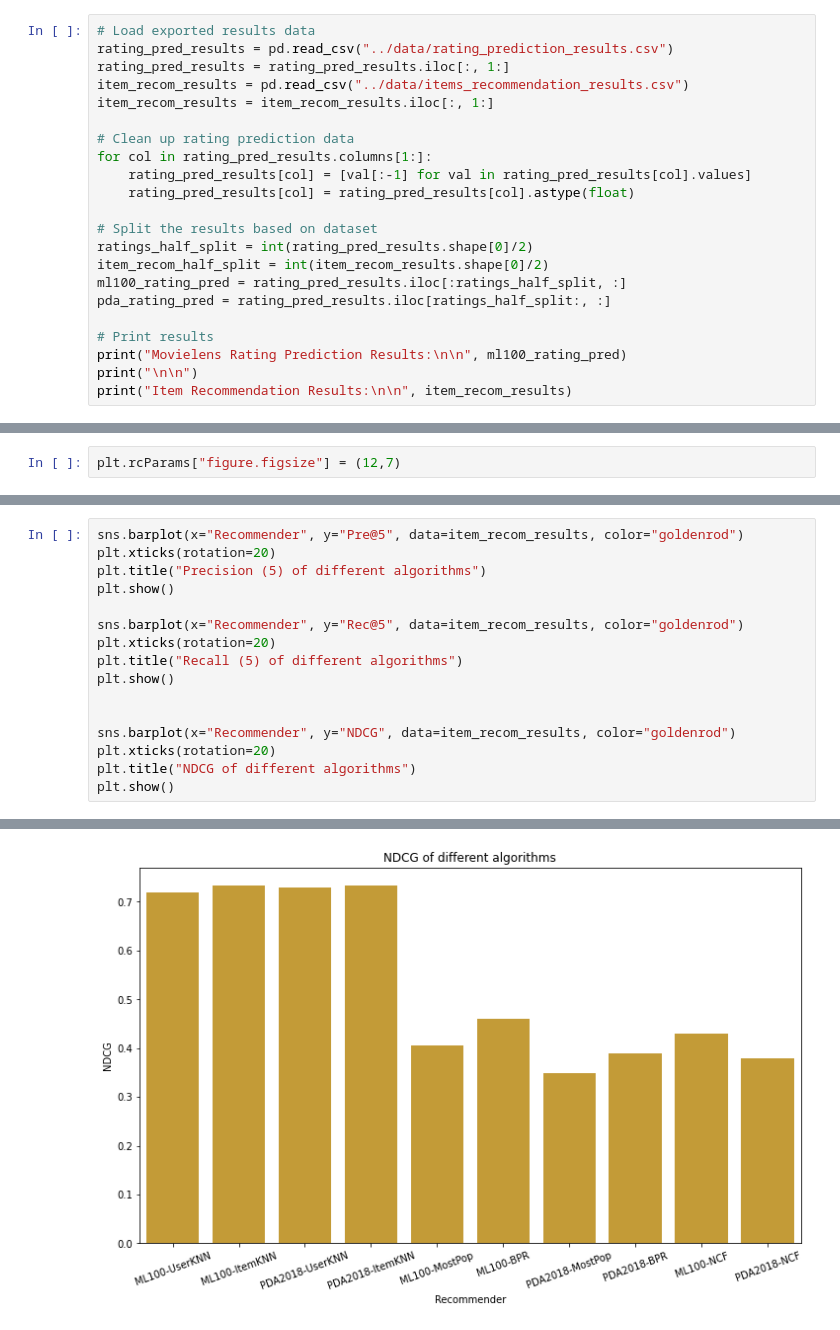
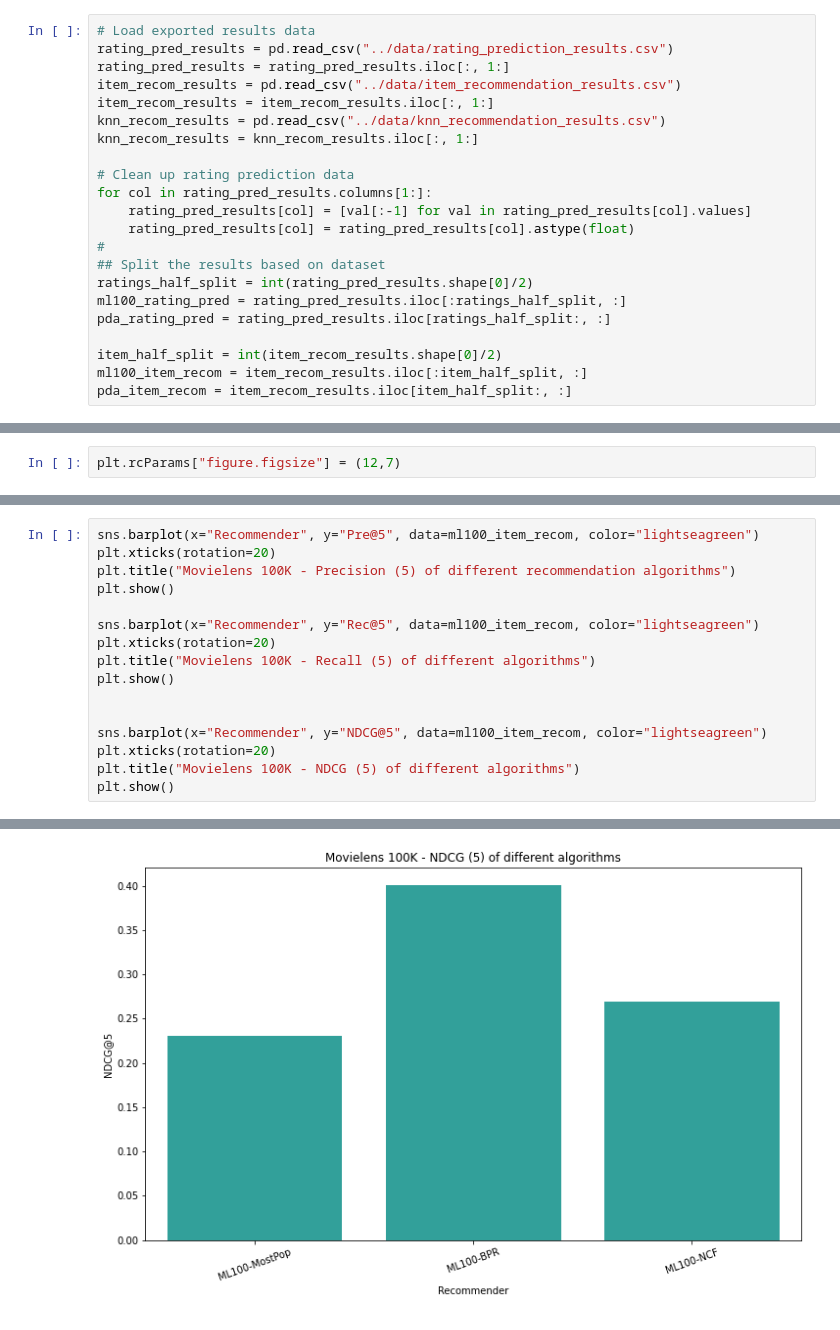
Before and after one commit to geriskenderi/recommender-systems, a Jupyter notebook: final_notebooks/Result-Presentation.ipynb, the cells around one changed output, grey strips where cells are left out. Saved outputs shown, nothing was run; the diff lists cells and outputs as text.

Commit message:
Added new charts

```diff
--- a/final_notebooks/Result-Presentation.ipynb
+++ b/final_notebooks/Result-Presentation.ipynb
@@ -7,21 +7,21 @@ sns.set_palette("muted")
 # Load exported results data
 rating_pred_results = pd.read_csv("../data/rating_prediction_results.csv")
 rating_pred_results = rating_pred_results.iloc[:, 1:]
-item_recom_results = pd.read_csv("../data/items_recommendation_results.csv")
+item_recom_results = pd.read_csv("../data/item_recommendation_results.csv")
 item_recom_results = item_recom_results.iloc[:, 1:]
+knn_recom_results = pd.read_csv("../data/knn_recommendation_results.csv")
+knn_recom_results = knn_recom_results.iloc[:, 1:]
 
 # Clean up rating prediction data
 for col in rating_pred_results.columns[1:]:
     rating_pred_results[col] = [val[:-1] for val in rating_pred_results[col].values]
     rating_pred_results[col] = rating_pred_results[col].astype(float)
-
-# Split the results based on dataset
+#
+## Split the results based on dataset
 ratings_half_split = int(rating_pred_results.shape[0]/2)
-item_recom_half_split = int(item_recom_results.shape[0]/2)
 ml100_rating_pred = rating_pred_results.iloc[:ratings_half_split, :]
 pda_rating_pred = rating_pred_results.iloc[ratings_half_split:, :]
 
-# Print results
-print("Movielens Rating Prediction Results:\n\n", ml100_rating_pred)
-print("\n\n")
-print("Item Recommendation Results:\n\n", item_recom_results)
+item_half_split = int(item_recom_results.shape[0]/2)
+ml100_item_recom = item_recom_results.iloc[:item_half_split, :]
+pda_item_recom = item_recom_results.iloc[item_half_split:, :]
@@ -68,18 +50,18 @@ plt.show()
 [figure]
 # %%
-sns.barplot(x="Recommender", y="Pre@5", data=item_recom_results, color="goldenrod")
+sns.barplot(x="Recommender", y="Pre@5", data=ml100_item_recom, color="lightseagreen")
 plt.xticks(rotation=20)
-plt.title("Precision (5) of different algorithms")
+plt.title("Movielens 100K - Precision (5) of different recommendation algorithms")
 plt.show()
 
-sns.barplot(x="Recommender", y="Rec@5", data=item_recom_results, color="goldenrod")
+sns.barplot(x="Recommender", y="Rec@5", data=ml100_item_recom, color="lightseagreen")
 plt.xticks(rotation=20)
-plt.title("Recall (5) of different algorithms")
+plt.title("Movielens 100K - Recall (5) of different algorithms")
 plt.show()
 
 
-sns.barplot(x="Recommender", y="NDCG", data=item_recom_results, color="goldenrod")
+sns.barplot(x="Recommender", y="NDCG@5", data=ml100_item_recom, color="lightseagreen")
 plt.xticks(rotation=20)
-plt.title("NDCG of different algorithms")
+plt.title("Movielens 100K - NDCG (5) of different algorithms")
 plt.show()
 # %% [output]
@@ -88 +70 @@ plt.show()
-[figure, old version]
+[figure, new version]
```
Also changed, not shown: parts of 3 cells of this notebook, 18 other files.
